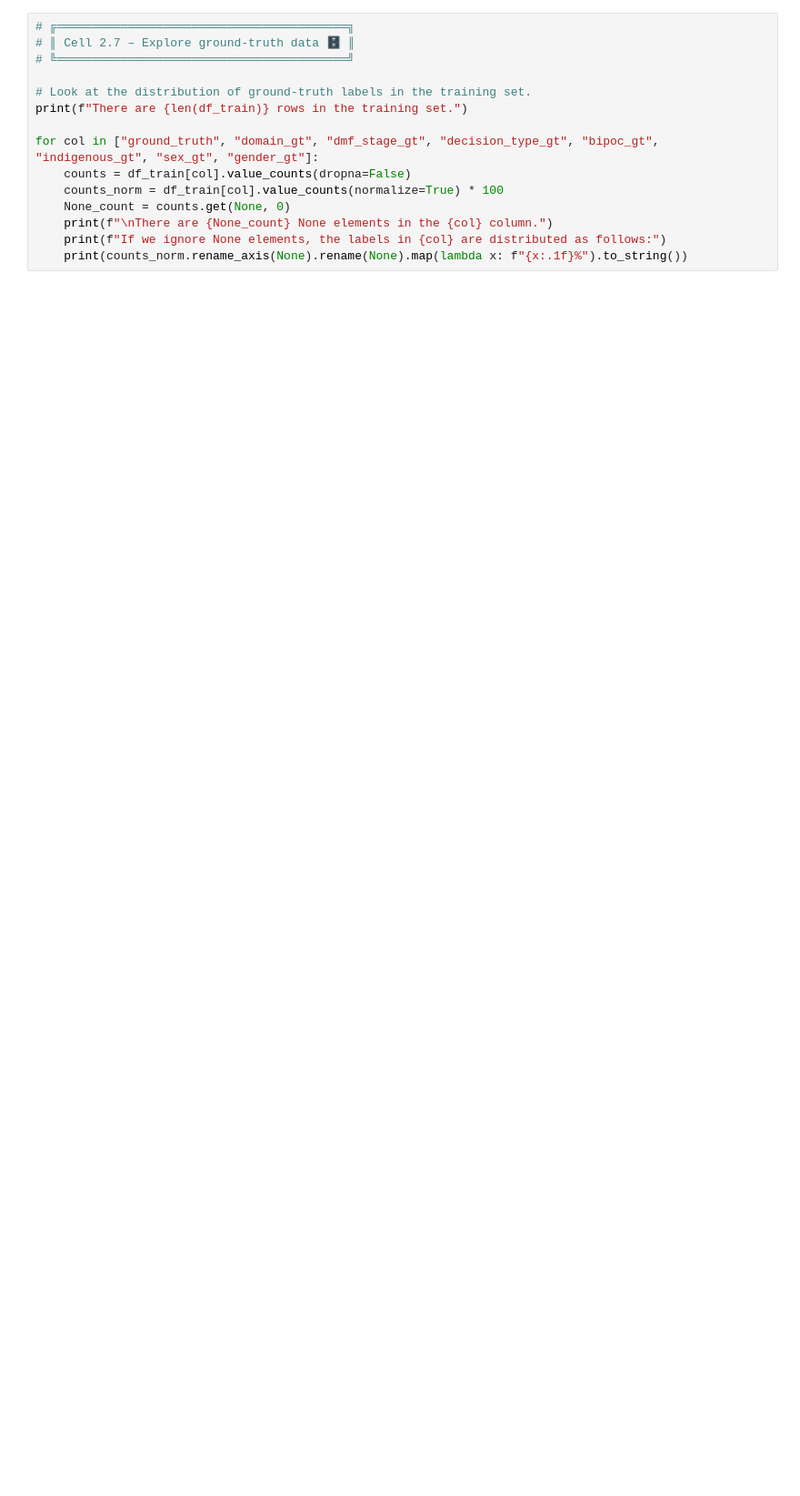
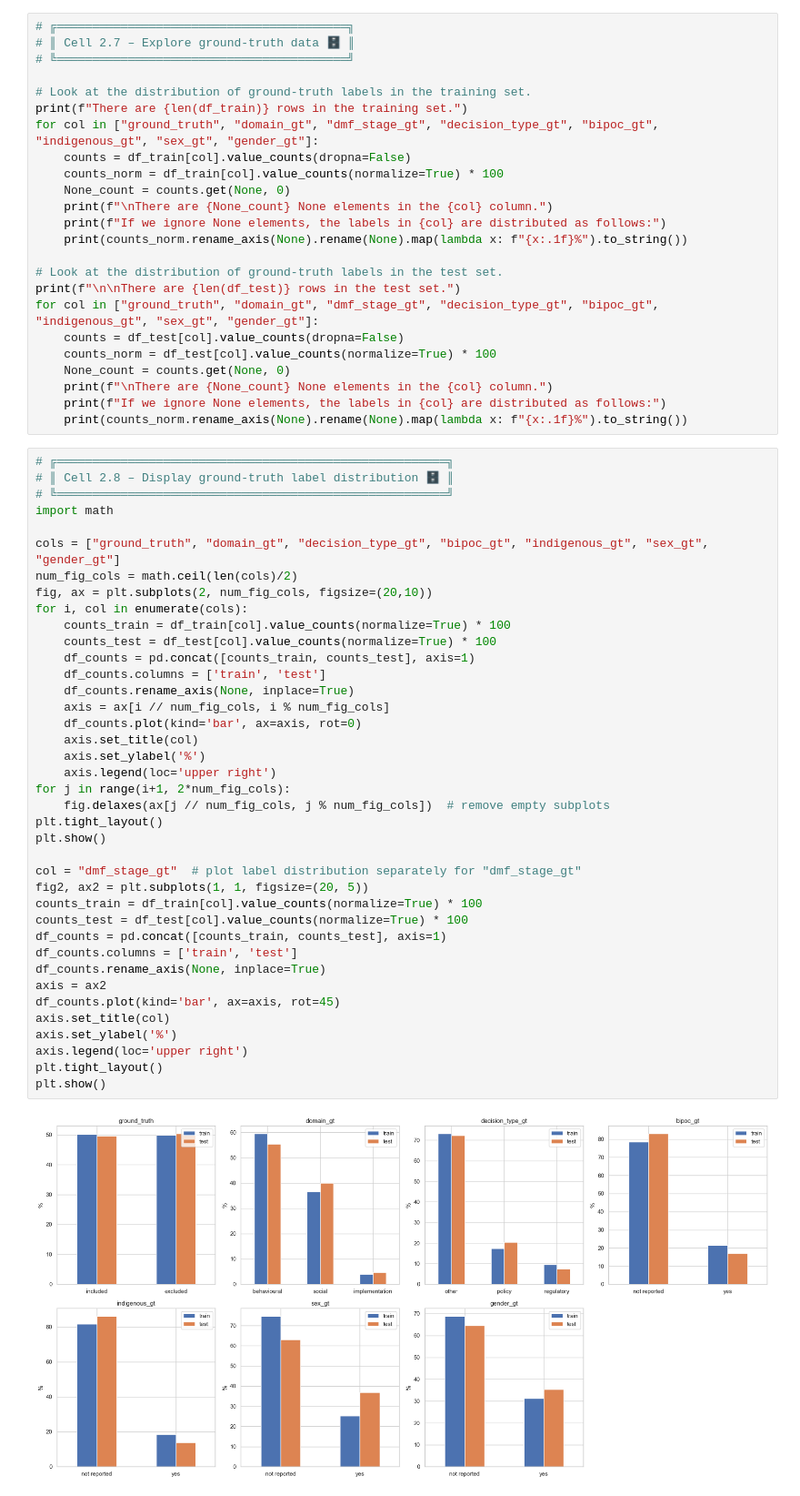
Before and after one commit to hc-sc-ocdo-bdpd/padAIwan, a Jupyter notebook: all_class_files/evaluate_models.ipynb, the cells around one changed output. Shown: that part at 91% size. Saved outputs shown, nothing was run; the diff lists cells and outputs as text; blank space fills up the shorter version.

Commit message:
Added cell to plot ground truth label distributions

```diff
--- a/all_class_files/evaluate_models.ipynb
+++ b/all_class_files/evaluate_models.ipynb
@@ -116,7 +116,6 @@ df_test = load_ground_truth("test")
 
 # Look at the distribution of ground-truth labels in the training set.
 print(f"There are {len(df_train)} rows in the training set.")
-
 for col in ["ground_truth", "domain_gt", "dmf_stage_gt", "decision_type_gt", "bipoc_gt", "indigenous_gt", "sex_gt", "gender_gt"]:
     counts = df_train[col].value_counts(dropna=False)
     counts_norm = df_train[col].value_counts(normalize=True) * 100
@@ -124,3 +123,54 @@ for col in ["ground_truth", "domain_gt", "dmf_stage_gt", "decision_type_gt", "bi
     print(f"\nThere are {None_count} None elements in the {col} column.")
     print(f"If we ignore None elements, the labels in {col} are distributed as follows:")
     print(counts_norm.rename_axis(None).rename(None).map(lambda x: f"{x:.1f}%").to_string())
+
+# Look at the distribution of ground-truth labels in the test set.
+print(f"\n\nThere are {len(df_test)} rows in the test set.")
+for col in ["ground_truth", "domain_gt", "dmf_stage_gt", "decision_type_gt", "bipoc_gt", "indigenous_gt", "sex_gt", "gender_gt"]:
+    counts = df_test[col].value_counts(dropna=False)
+    counts_norm = df_test[col].value_counts(normalize=True) * 100
+    None_count = counts.get(None, 0)
+    print(f"\nThere are {None_count} None elements in the {col} column.")
+    print(f"If we ignore None elements, the labels in {col} are distributed as follows:")
+    print(counts_norm.rename_axis(None).rename(None).map(lambda x: f"{x:.1f}%").to_string())
+# %%
+# ╔═══════════════════════════════════════════════════════╗
+# ║ Cell 2.8 – Display ground-truth label distribution 🗄️ ║
+# ╚═══════════════════════════════════════════════════════╝
+import math
+
+cols = ["ground_truth", "domain_gt", "decision_type_gt", "bipoc_gt", "indigenous_gt", "sex_gt", "gender_gt"]
+num_fig_cols = math.ceil(len(cols)/2)
+fig, ax = plt.subplots(2, num_fig_cols, figsize=(20,10))
+for i, col in enumerate(cols):
+    counts_train = df_train[col].value_counts(normalize=True) * 100
+    counts_test = df_test[col].value_counts(normalize=True) * 100
+    df_counts = pd.concat([counts_train, counts_test], axis=1)
+    df_counts.columns = ['train', 'test']
+    df_counts.rename_axis(None, inplace=True)
+    axis = ax[i // num_fig_cols, i % num_fig_cols]
+    df_counts.plot(kind='bar', ax=axis, rot=0)
+    axis.set_title(col)
+    axis.set_ylabel('%')
+    axis.legend(loc='upper right')
+for j in range(i+1, 2*num_fig_cols):
+    fig.delaxes(ax[j // num_fig_cols, j % num_fig_cols])  # remove empty subplots
+plt.tight_layout()
+plt.show()
+
+col = "dmf_stage_gt"  # plot label distribution separately for "dmf_stage_gt"
+fig2, ax2 = plt.subplots(1, 1, figsize=(20, 5))
+counts_train = df_train[col].value_counts(normalize=True) * 100
+counts_test = df_test[col].value_counts(normalize=True) * 100
+df_counts = pd.concat([counts_train, counts_test], axis=1)
+df_counts.columns = ['train', 'test']
+df_counts.rename_axis(None, inplace=True)
+axis = ax2
+df_counts.plot(kind='bar', ax=axis, rot=45)
+axis.set_title(col)
+axis.set_ylabel('%')
+axis.legend(loc='upper right')
+plt.tight_layout()
+plt.show()
+# %% [output]
+[figure, added]
```
Also changed, not shown: parts of 1 cell of this notebook.
